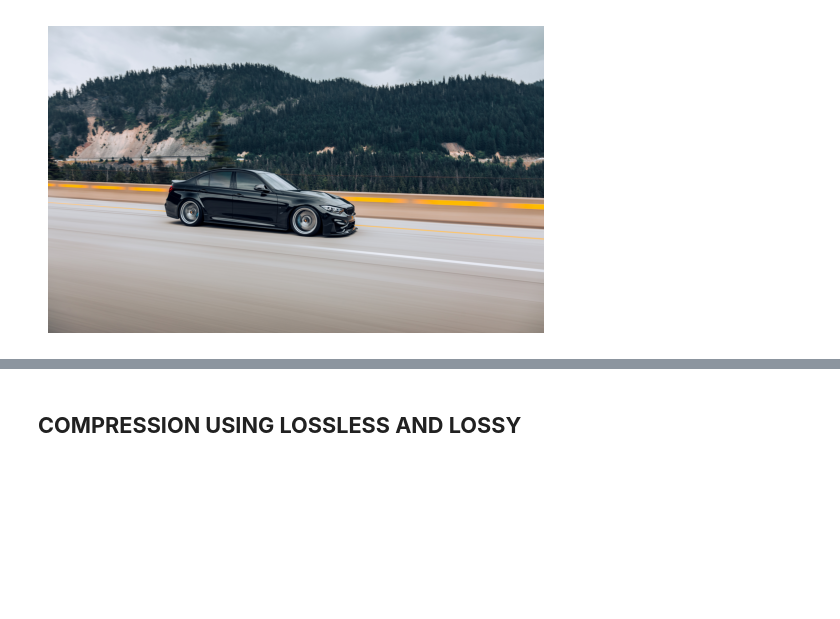
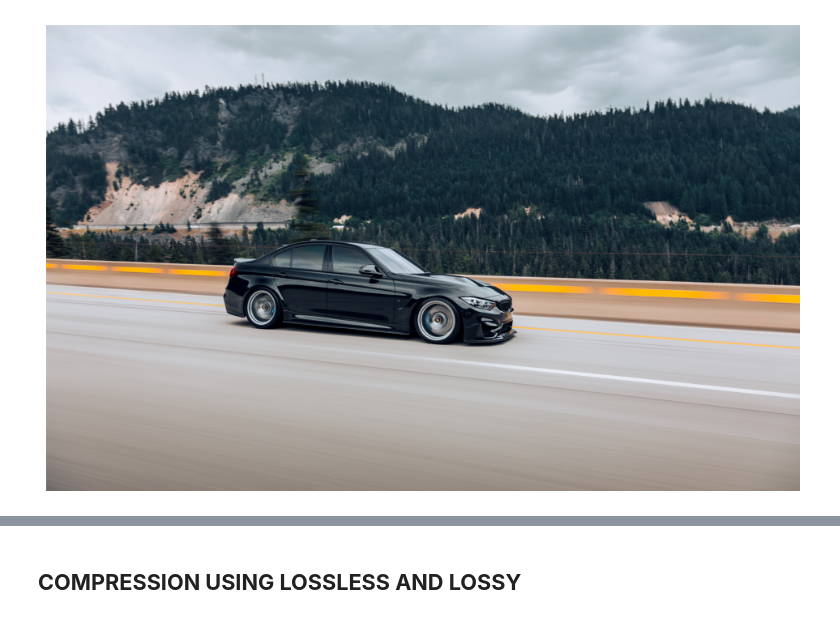
Before and after one commit to noelmt7/Advanced_Data_Analytics, a Jupyter notebook: imagecompression.ipynb, the cells around one changed output, grey strips where cells are left out. Drawn from its saved outputs; the diff is of its cells as text; code cells hidden in the pictures; blank space fills up the shorter version.

```diff
--- a/imagecompression.ipynb
+++ b/imagecompression.ipynb
@@ -7,12 +7,12 @@ from tabulate import tabulate
 # %%
 jpg_img = mpimg.imread('D:/SEM4/ADA/1.jpg')
 
-
+plt.figure(figsize =( 12, 10))
 plt.imshow(jpg_img)
 plt.axis('off')  # Hide axes
 plt.show()
 # %% [output]
-[figure, old version]
+[figure, new version]
 # %%
 png_img = mpimg.imread('D:/SEM4/ADA/2.png')
 
```
Also changed, not shown: parts of 1 cell of this notebook, 3 other files.
